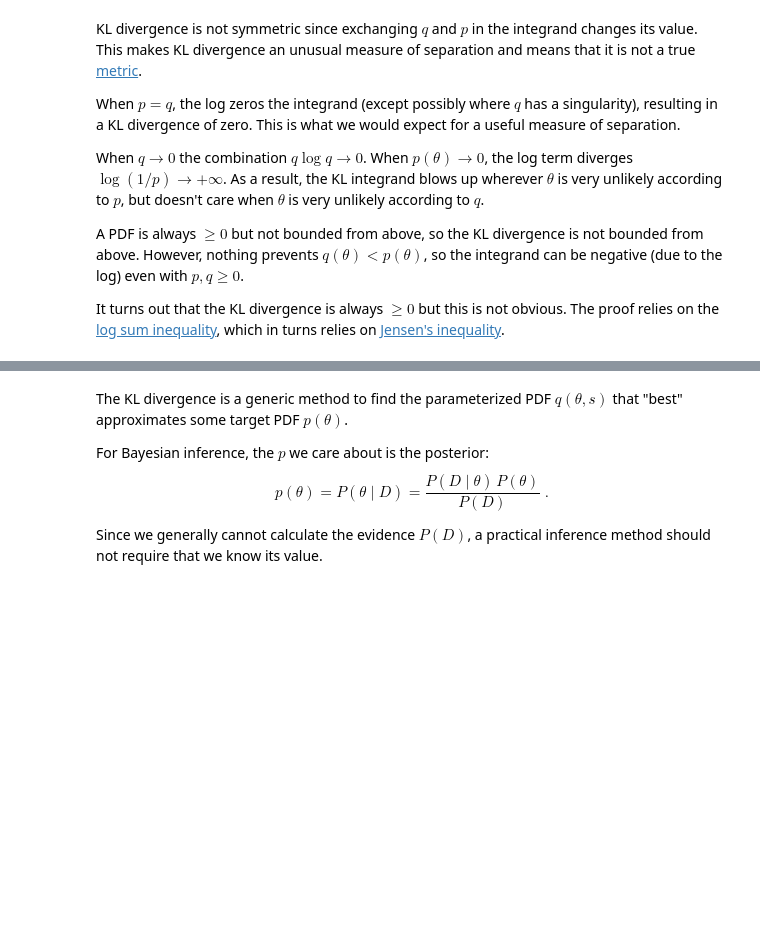
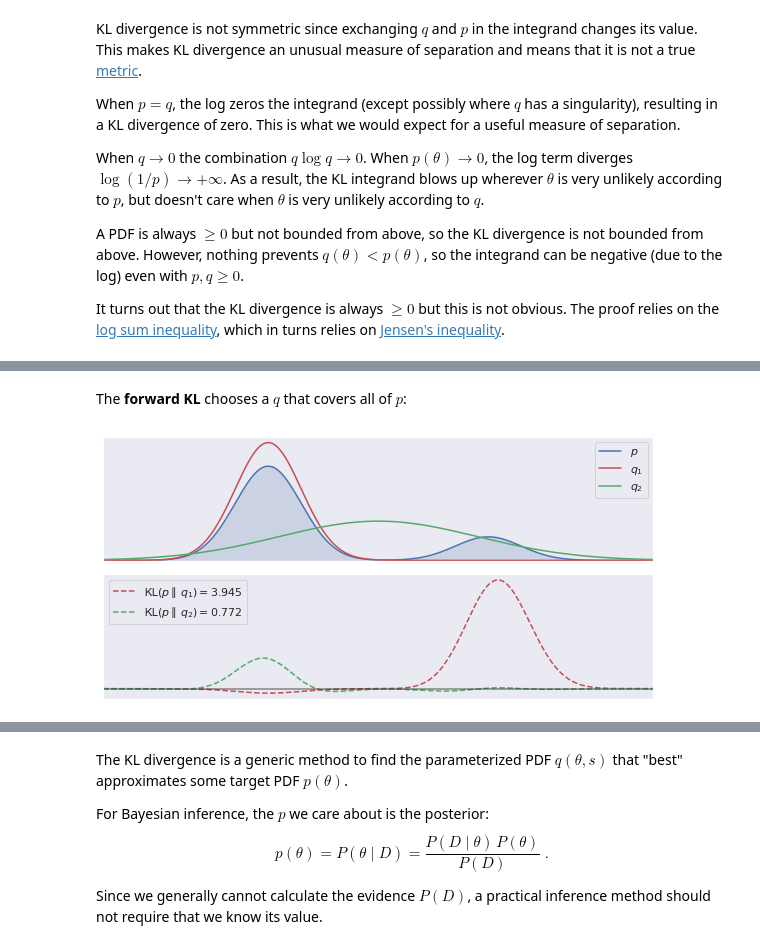
Before and after one commit to dkirkby/kavli2019, a Jupyter notebook: Lecture1.ipynb, the cells around one changed output, grey strips where cells are left out. Cells and saved outputs as stored; diff of their text form; code cells hidden in the pictures; blank space fills up the shorter version.

```diff
--- a/Lecture1.ipynb
+++ b/Lecture1.ipynb
@@ -897,0 +947,6 @@ It turns out that the KL divergence is always $\ge 0$ but this is not obvious. T
+# %% [markdown]
+The **forward KL** chooses a $q$ that covers all of $p$:
+# %%
+KL_best_fit(('p', 'q_1'), ('p', 'q_2'))
+# %% [output]
+[figure, added]
```
Also changed, not shown: parts of 9 cells of this notebook.
